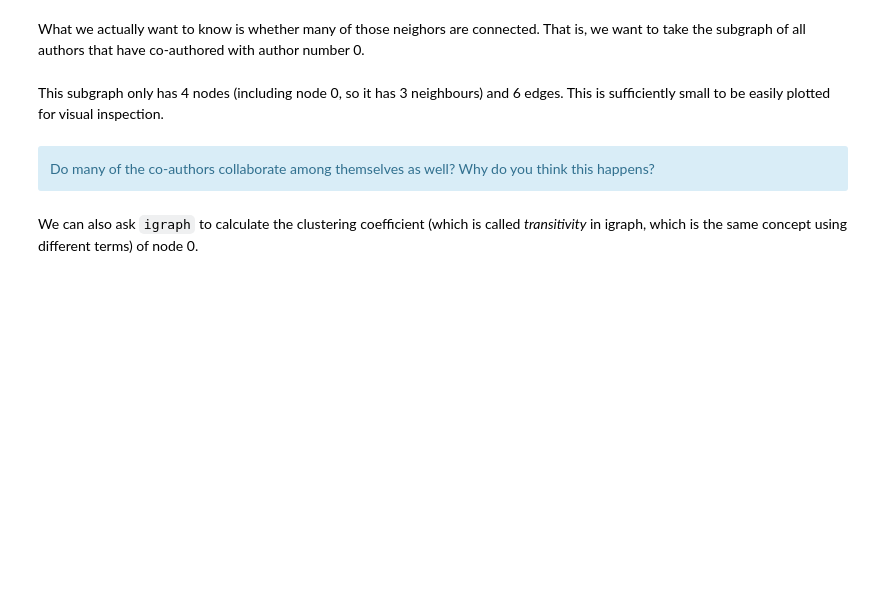
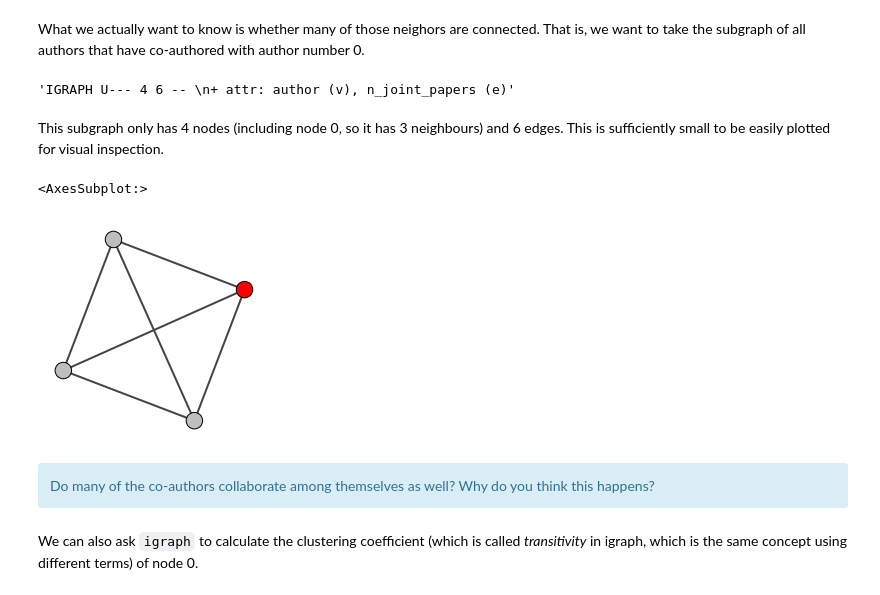
Before and after one commit to andremann/SciSci-course, a Jupyter notebook: notebooks/03-lab_network_basics.ipynb, the cells around one changed output. Drawn from its saved outputs; the diff is of its cells as text; code cells hidden in the pictures; blank space fills up the shorter version.

Commit message:
imported graph notebooks

```diff
--- a/notebooks/03.1-lab_network_basics.ipynb
+++ b/notebooks/03-lab_network_basics.ipynb
@@ -419,13 +442,19 @@ G_coauthorship.neighborhood(0)
 What we actually want to know is whether many of those neighors are connected. That is, we want to take the subgraph of all authors that have co-authored with author number 0.
 # %%
 H = G_coauthorship.induced_subgraph(G_coauthorship.neighborhood(0))
-print(H.summary())
+H.summary()
+# %% [output]
+'IGRAPH U--- 4 6 -- \n+ attr: author (v), n_joint_papers (e)'
 # %% [markdown]
 This subgraph only has 4 nodes (including node 0, so it has 3 neighbours) and 6 edges. This is sufficiently small to be easily plotted for visual inspection.
 # %%
-H.vs['color'] = 'red'
-H.vs[0]['color'] = 'grey'
-ig.plot(H)
+H.vs['color'] = 'grey'
+H.vs[0]['color'] = 'red'
+fig, ax = plt.subplots()
+ig.plot(H, target=ax)
+# %% [output]
+<AxesSubplot:>
+[figure, added]
 # %% [markdown]
 <div class="alert alert-info">
 Do many of the co-authors collaborate among themselves as well? Why do you think this happens?
```
Also changed, not shown: parts of 31 cells of this notebook, 2 other files.
